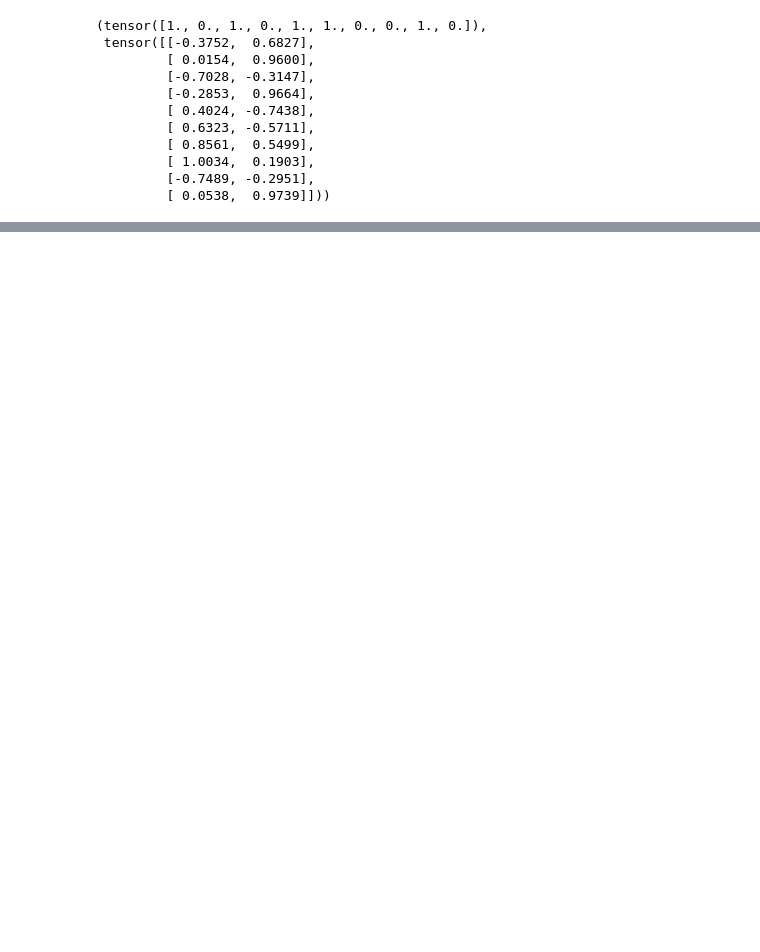
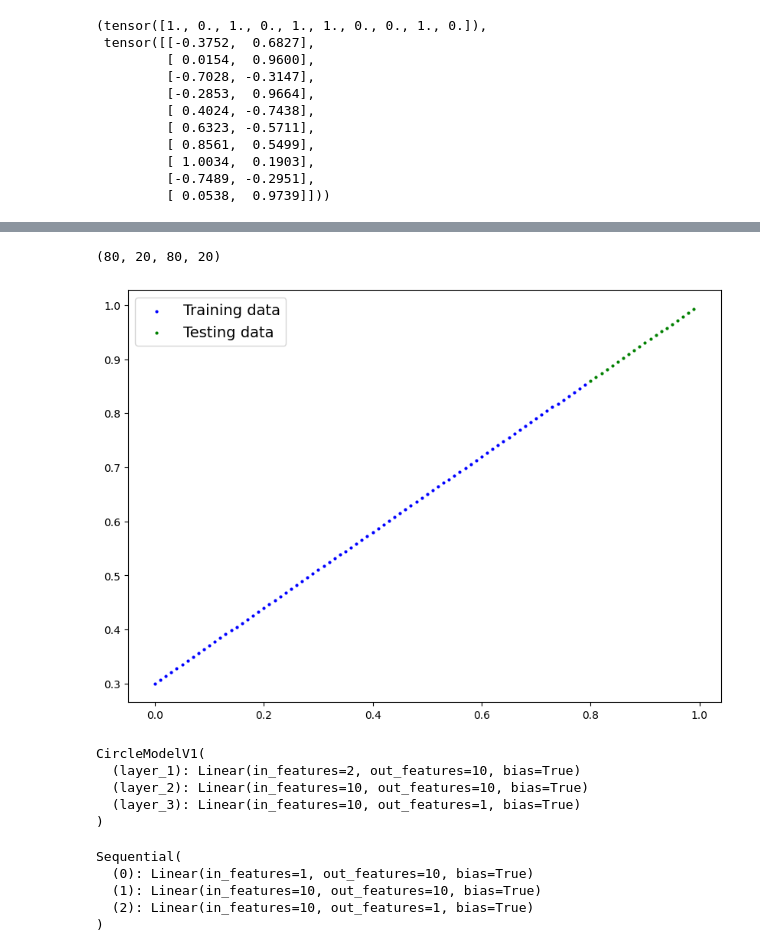
Before and after one commit to yogurt-shadow/PyTorch4DL, a Jupyter notebook: Classification.ipynb, the cells around one changed output, grey strips where cells are left out. Cells and saved outputs as stored; diff of their text form; code cells hidden in the pictures; blank space fills up the shorter version.

```diff
--- a/Classification.ipynb
+++ b/Classification.ipynb
@@ -178,0 +373,13 @@ y_test[:10], X_test[:10]
+# %%
+# See if our model can fit a straight line
+weight = 0.7
+bias = 0.3
+start = 0
+end = 1
+step = 0.01
+
+X_regression = torch.arange(start, end, step).unsqueeze(dim=1)
+y_regression = weight * X_regression + bias
+
+print(len(X_regression), len(y_regression))
+X_regression[:5], y_regression[:5]
@@ -178,0 +398,35 @@ y_test[:10], X_test[:10]
+# %%
+# Create train and test splits
+traint_split = int(0.8 * len(X_regression))
+X_train_regression, X_test_regression = X_regression[:traint_split], X_regression[traint_split:]
+y_train_regression, y_test_regression = y_regression[:traint_split], y_regression[traint_split:]
+
+len(X_train_regression), len(X_test_regression), len(y_train_regression), len(y_test_regression)
+# %% [output]
+(80, 20, 80, 20)
+# %%
+plot_predictions(train_data=X_train_regression, train_labels=y_train_regression, test_data=X_test_regression, test_labels=y_test_regression)
+# %% [output]
+[figure, added]
+# %%
+model_1
+# %% [output]
+CircleModelV1(
+  (layer_1): Linear(in_features=2, out_features=10, bias=True)
+  (layer_2): Linear(in_features=10, out_features=10, bias=True)
+  (layer_3): Linear(in_features=10, out_features=1, bias=True)
+)
+# %%
+# Adjust model_1 to fit a straight line
+model_2 = nn.Sequential(
+    nn.Linear(in_features=1, out_features=10),
+    nn.Linear(in_features=10, out_features=10),
+    nn.Linear(in_features=10, out_features=1)
+).to(device)
+model_2
+# %% [output]
+Sequential(
+  (0): Linear(in_features=1, out_features=10, bias=True)
+  (1): Linear(in_features=10, out_features=10, bias=True)
+  (2): Linear(in_features=10, out_features=1, bias=True)
+)
```
Also changed, not shown: parts of 37 cells of this notebook, 1 other file.
